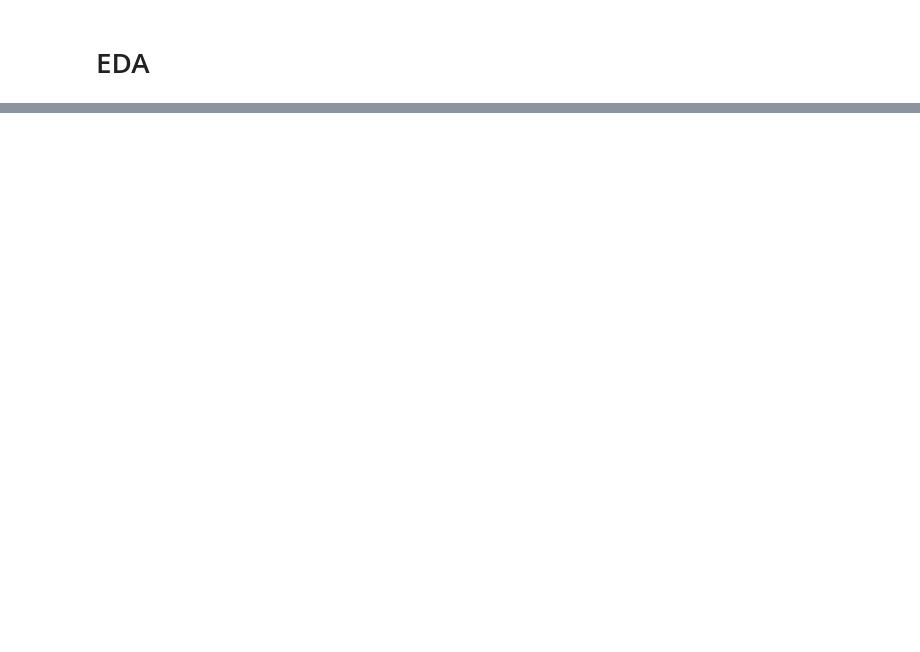
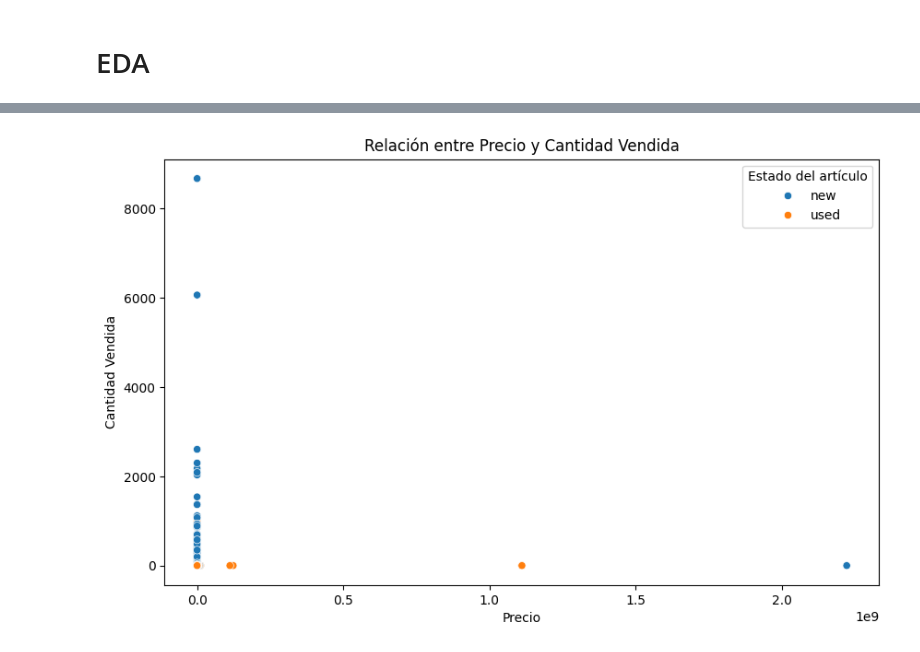
Before and after one commit to jalvergara/model_training, a Jupyter notebook: Notebooks/EDA.ipynb, the cells around one changed output, grey strips where cells are left out. Saved outputs shown, nothing was run; the diff lists cells and outputs as text; code cells hidden in the pictures; blank space fills up the shorter version.

```diff
--- a/Notebooks/EDA.ipynb
+++ b/Notebooks/EDA.ipynb
@@ -19,0 +513,11 @@ df.head(3)
+# %%
+# Relación entre precio y cantidad vendida
+plt.figure(figsize=(10, 6))
+sns.scatterplot(x='price', y='sold_quantity', hue='condition', data=df)
+plt.title('Relación entre Precio y Cantidad Vendida')
+plt.xlabel('Precio')
+plt.ylabel('Cantidad Vendida')
+plt.legend(title='Estado del artículo')
+plt.show()
+# %% [output]
+[figure, added]
```
Also changed, not shown: parts of 46 cells of this notebook, 1 other file.
